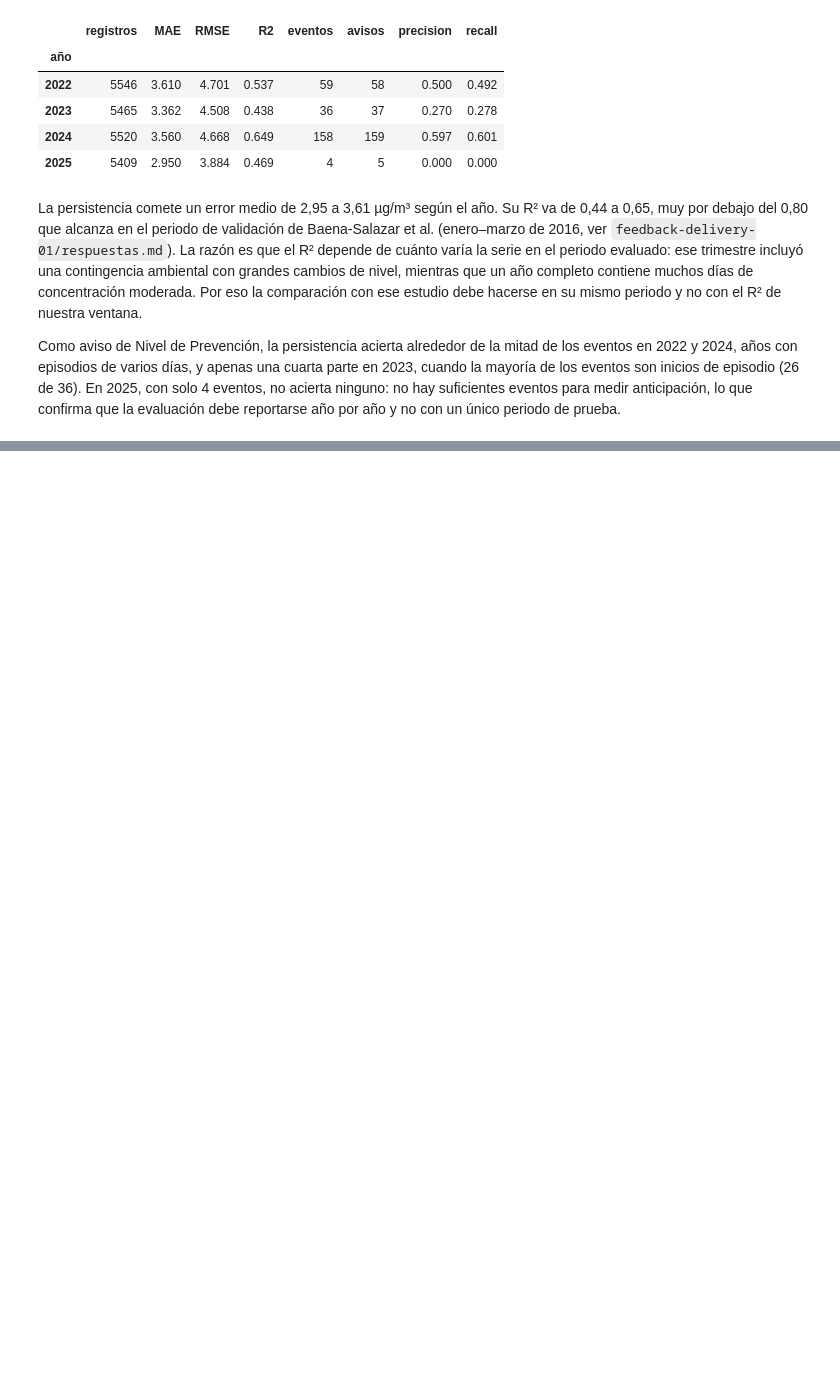
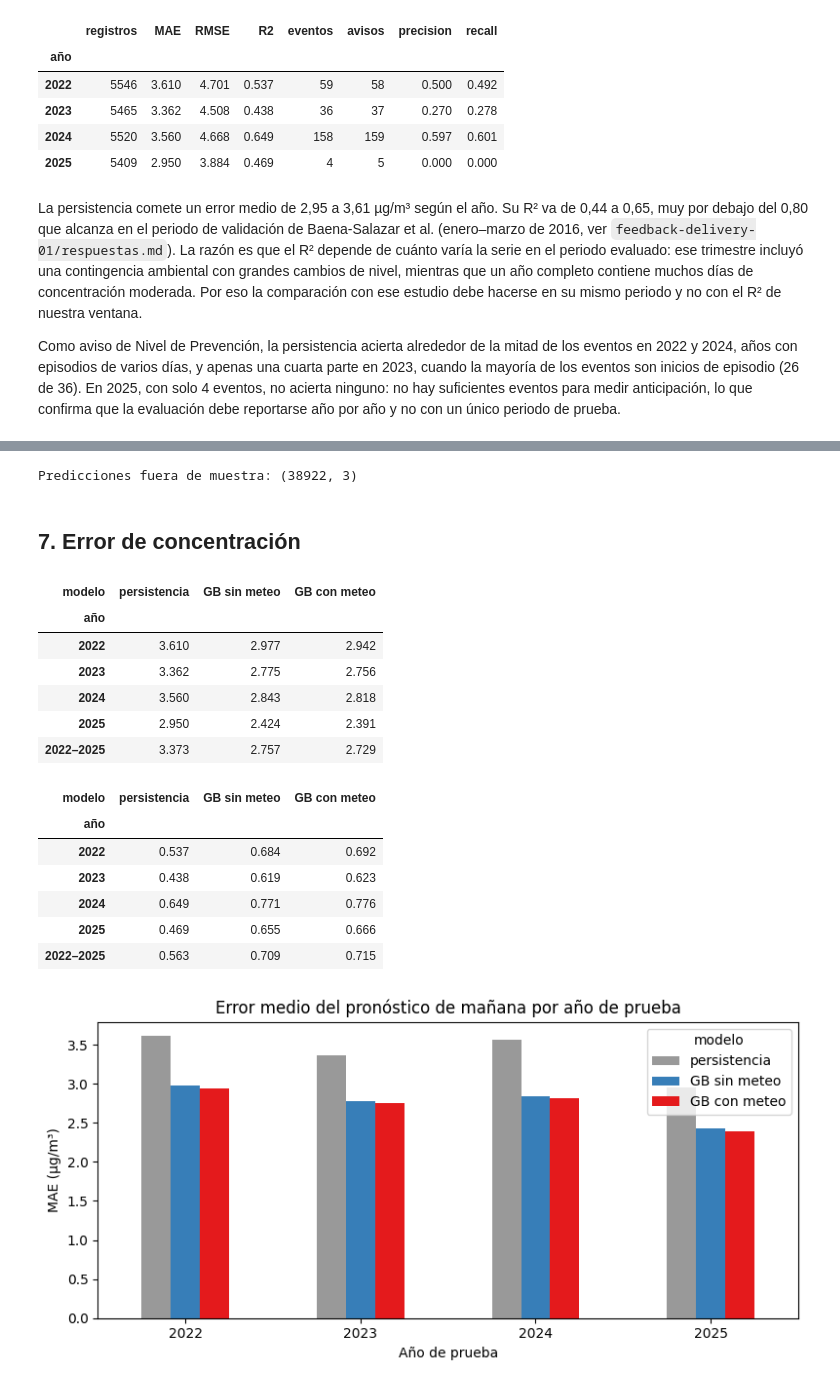
Before and after one commit to linaballesteros/air-quality-applied-ml, a Jupyter notebook: notebooks/02_modelado.ipynb, the cells around one changed output, grey strips where cells are left out. Cells and saved outputs as stored; diff of their text form; code cells hidden in the pictures; blank space fills up the shorter version.

Commit message:
add rolling-origin gradient boosting evaluation and handoff notes for the final delivery

```diff
--- a/notebooks/02_modelado.ipynb
+++ b/notebooks/02_modelado.ipynb
@@ -71,6 +79,8 @@ features = build_features(pm25_hourly, meteo_hourly, PM25_TO_METEO, LOAD_START,
 features = features[features['date'] >= WINDOW_START].reset_index(drop=True)
 supervised = features.dropna(subset=['pm25_mean', TARGET]).copy()
 supervised['year'] = supervised['date'].dt.year
+supervised['station'] = supervised['station_id'].astype('category')
+supervised['inicio_episodio'] = (supervised['pm25_mean'] < PREVENTION_THRESHOLD) & (supervised[TARGET] >= PREVENTION_THRESHOLD)
 
 print('Tabla estación-día:', features.shape)
 print('Con media de hoy:', int(features['pm25_mean'].notna().sum()))
@@ -161,0 +160,56 @@ Como aviso de Nivel de Prevención, la persistencia acierta alrededor de la mita
+# %%
+GB_PARAMS = dict(learning_rate=0.03, max_iter=300, max_leaf_nodes=7, min_samples_leaf=50, random_state=0)
+FEATURES_SIN_METEO = ['station', *PM25_FEATURES, *CALENDAR_FEATURES]
+FEATURES_CON_METEO = [*FEATURES_SIN_METEO, *METEO_FEATURES]
+PREDICTED_YEARS = range(2019, 2026)
+
+
+def gradient_boosting(columns):
+    def fit_predict(train, test):
+        model = HistGradientBoostingRegressor(**GB_PARAMS).fit(train[columns], train[TARGET])
+        return model.predict(test[columns])
+    return fit_predict
+
+
+evaluated = supervised[supervised['year'] >= PREDICTED_YEARS[0]]
+predictions = pd.DataFrame({
+    'persistencia': evaluated['pm25_mean'],
+    'GB sin meteo': rolling_origin_predictions(supervised, PREDICTED_YEARS, gradient_boosting(FEATURES_SIN_METEO)),
+    'GB con meteo': rolling_origin_predictions(supervised, PREDICTED_YEARS, gradient_boosting(FEATURES_CON_METEO)),
+})
+MODELS = list(predictions)
+print('Predicciones fuera de muestra:', predictions.shape)
+# %% [output]
+Predicciones fuera de muestra: (38922, 3)
+# %% [markdown]
+## 7. Error de concentración
+# %%
+rows = []
+for year in [*TEST_YEARS, '2022–2025']:
+    mask = evaluated['year'] >= 2022 if year == '2022–2025' else evaluated['year'] == year
+    for model in MODELS:
+        rows.append({'año': year, 'modelo': model, **regression_metrics(evaluated.loc[mask, TARGET], predictions.loc[mask, model])})
+regression = pd.DataFrame(rows).set_index(['año', 'modelo'])
+display(regression['MAE'].unstack('modelo')[MODELS].round(3))
+display(regression['R2'].unstack('modelo')[MODELS].round(3))
+
+ax = regression['MAE'].unstack('modelo')[MODELS].loc[TEST_YEARS].plot.bar(figsize=(8, 4), rot=0, color=['#999999', '#377eb8', '#e41a1c'])
+ax.set(xlabel='Año de prueba', ylabel='MAE (µg/m³)', title='Error medio del pronóstico de mañana por año de prueba')
+plt.tight_layout()
+plt.show()
+# %% [output]
+| modelo | persistencia | GB sin meteo | GB con meteo |
+| año |  |  |  |
+| 2022 | 3.610 | 2.977 | 2.942 |
+| 2023 | 3.362 | 2.775 | 2.756 |
+| 2024 | 3.560 | 2.843 | 2.818 |
+| 2025 | 2.950 | 2.424 | 2.391 |
+| 2022–2025 | 3.373 | 2.757 | 2.729 |
+| modelo | persistencia | GB sin meteo | GB con meteo |
+| año |  |  |  |
+| 2022 | 0.537 | 0.684 | 0.692 |
+| 2023 | 0.438 | 0.619 | 0.623 |
+| 2024 | 0.649 | 0.771 | 0.776 |
+| 2025 | 0.469 | 0.655 | 0.666 |
+| 2022–2025 | 0.563 | 0.709 | 0.715 |
+[figure, added]
```
Also changed, not shown: parts of 20 cells of this notebook, 7 other files.
